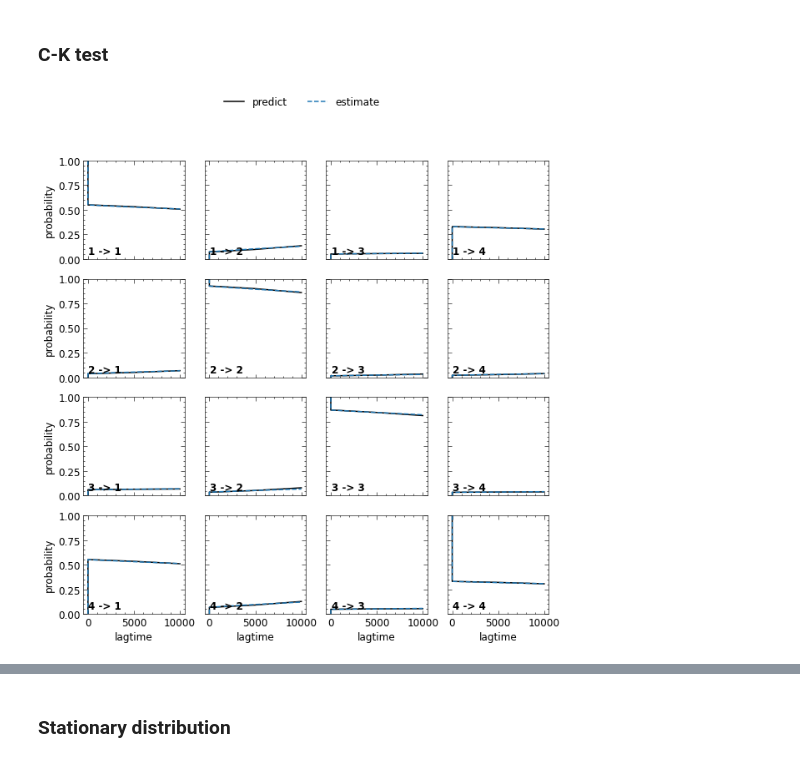
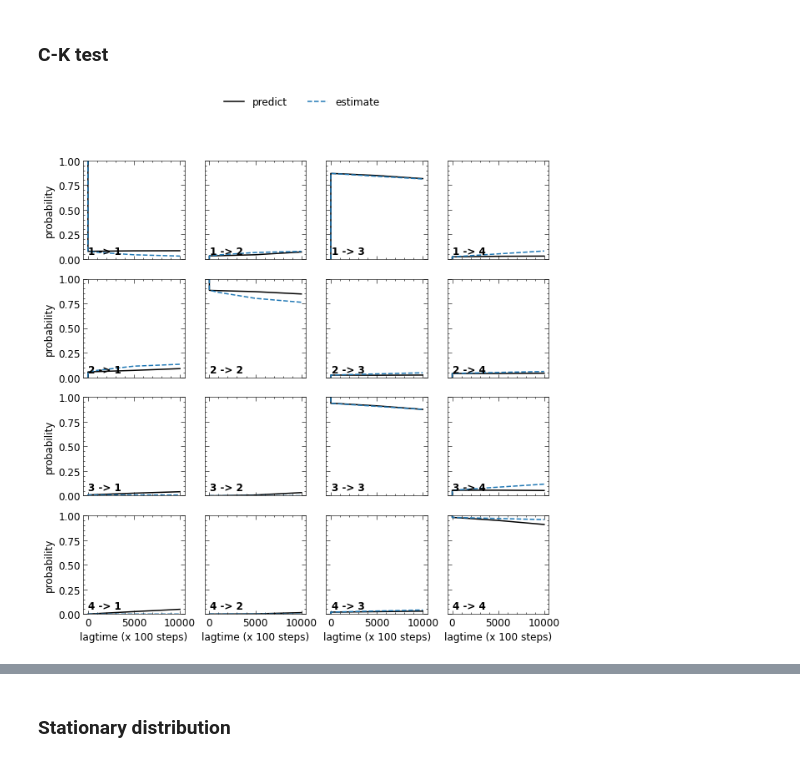
Before and after one commit to aaronrfinney/VAMP-MSM, a Jupyter notebook: MSM2_TICA.ipynb, the cells around one changed output, grey strips where cells are left out. Cells and saved outputs as stored; diff of their text form; code cells hidden in the pictures.

```diff
--- a/MSM2_TICA.ipynb
+++ b/MSM2_TICA.ipynb
@@ -370,0 +393,17 @@ Text(0, 0.5, 'partition')
+# %%
+x = np.arange(0,400000)
+cols = np.arange(0,estimator.cluster_centers.shape[0])
+
+fig, ax = plt.subplots(1,2, figsize=(10, 4))
+
+ax[0].scatter(x,dtraj[0:400000],s=3,c=dtraj[0:400000],cmap='gist_stern')
+ax[0].set_xlabel('frame')
+ax[0].set_ylabel('partition')
+
+pyemma.plots.plot_density(tics[:,0],tics[:,1],cbar=False, ax=ax[1], alpha=0.05,cmap='coolwarm',nbins=150)
+ax[1].scatter(*estimator.cluster_centers.T, s=8, c=cols,cmap='gist_stern')
+ax[1].set_xlabel(r'$\phi_1$')
+ax[1].set_ylabel(r'$\phi_2$')
+
+ax[1].set_xlim(np.amin(tics[:,0]),np.amax(tics[:,0]));
+ax[1].set_ylim(np.amin(tics[:,1]),np.amax(tics[:,1]));
@@ -379,7 +420,7 @@ labels = ['TICA']
 
 for ax, lag in zip(axes.flat, lags):
     tica_estimator.lagtime = lag
-    scores = vamp_score_cv(tica_estimator, trajs=tics, blocksplit=True, blocksize=10000)
+    scores = vamp_score_cv(tica_estimator, trajs=dtraj_f, blocksplit=True, blocksize=10000)
     means = [scores.mean()]
     errors = [scores.std()]
     ax.bar('{}'.format(lag*100), means, yerr=errors, color='C2')
@@ -405,7 +446,7 @@ from deeptime.plots import plot_implied_timescales
 models = []
 for lag in tqdm(lags, leave=False):
     #models.append(BayesianMSM(lagtime=lag).fit_fetch(dtraj)) # NOT WORKING!!!!
-    models.append(MaximumLikelihoodMSM(lagtime=lag).fit_fetch(dtraj))
+    models.append(MaximumLikelihoodMSM(lagtime=lag).fit_fetch(dtraj_f))
 
 its = implied_timescales(models)
 #its = its_bayesian_msm(dtraj, [1000])
@@ -449,7 +488,7 @@ Confidence interval: [1279508.146431, 2124095.652629]
 from deeptime.markov import TransitionCountEstimator
 
 counts_estimator = TransitionCountEstimator(lagtime=lagt, count_mode='sliding')
-counts = counts_estimator.fit_fetch(dtraj).submodel_largest()
+counts = counts_estimator.fit_fetch(dtraj_f).submodel_largest()
 
 msm_estimator = MaximumLikelihoodMSM()
 msm = msm_estimator.fit_fetch(counts)
@@ -466,7 +505,7 @@ array([162527.42077123, 135619.32147165,  18390.51347237,  16374.47150522])
 # %%
 from deeptime.plots import plot_ck_test
 ck_test = msm.ck_test(models, n_metastable_sets=4)
-plot_ck_test(ck_test, xlabel='lagtime', sharey=True);
+plot_ck_test(ck_test, xlabel='lagtime (x 100 steps)', sharey=True);
 plt.savefig('ticaCK.png', dpi=300, bbox_inches='tight')
 # %% [output]
-[figure, old version]
+[figure, new version]
```
Also changed, not shown: parts of 38 cells of this notebook.
